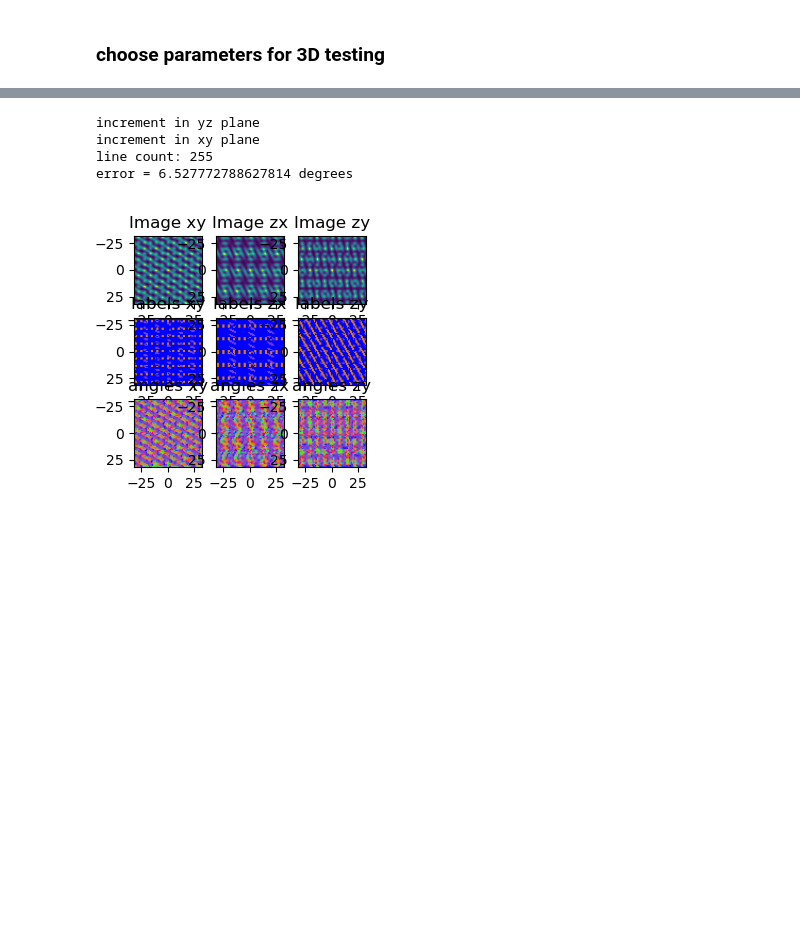
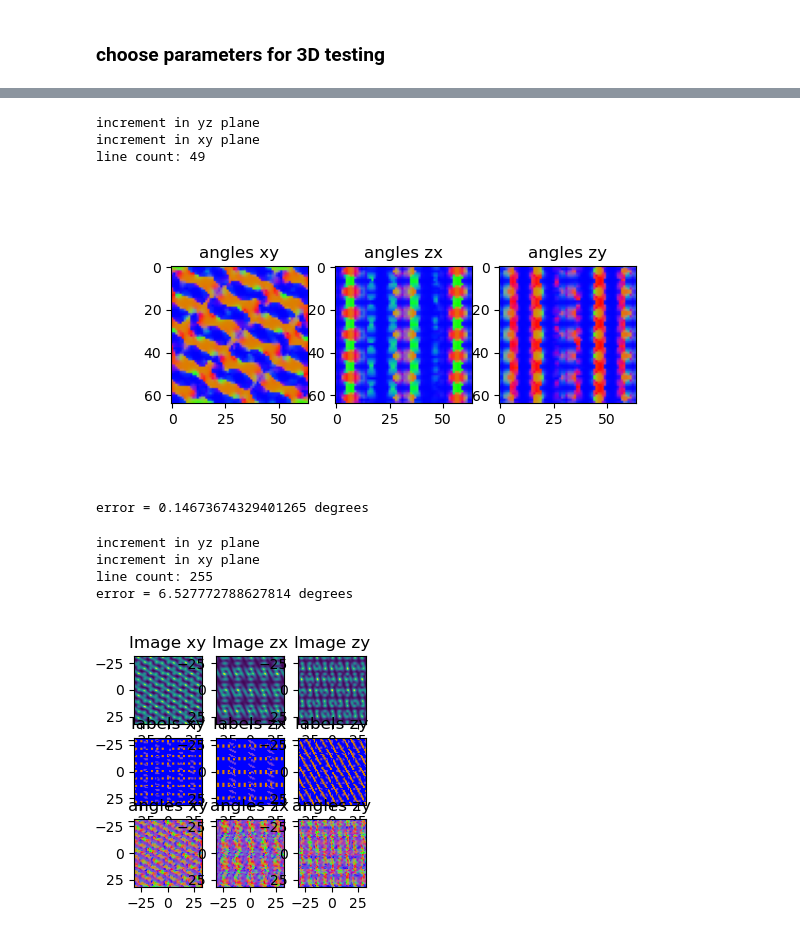
Before and after one commit to BrysonGray/fibermetric, a Jupyter notebook: notebooks/phantom_tests.ipynb, the cells around one changed output, grey strips where cells are left out. Drawn from its saved outputs; the diff is of its cells as text; code cells hidden in the pictures; blank space fills up the shorter version.

```diff
--- a/notebooks/phantom_tests.ipynb
+++ b/notebooks/phantom_tests.ipynb
@@ -393,3 +392,14 @@ print(error)
+# %%
+I = sta_validate.make_phantom(nI=[64,64,64], period=10, width=1.0, noise=0.001, grid_thetas=[[np.pi/2,np.pi/3], [0.0, 0.0]], display=False, return_labels=False)
+# %% [output]
+increment in yz plane
+increment in xy plane
+line count: 49
+# %%
+error = sta_validate.sta_test(I, derivative_sigma=1.0, tensor_sigma=1.0, true_thetas=[[np.pi/2,np.pi/3], [0.0, 0.0]], display=True)
+# %% [output]
+[figure, added]
+error = 0.14673674329401265 degrees
 # %%
 error = sta_validate.phantom_test(derivative_sigma=0.15, tensor_sigma=0.5, period=5, nI=[64,64,64], width=1.0, grid_thetas=[[np.pi/2,np.pi/3], [np.pi/6,np.pi/3]], display=True, return_all=False)
 # %% [output]
```
Also changed, not shown: parts of 38 cells of this notebook, 10 other files.
